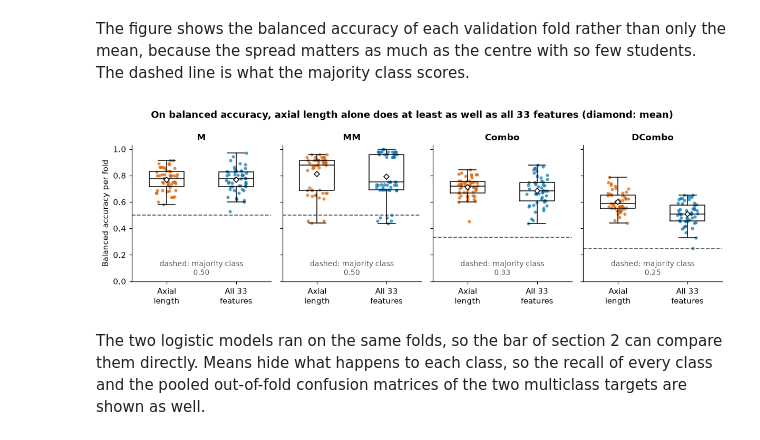
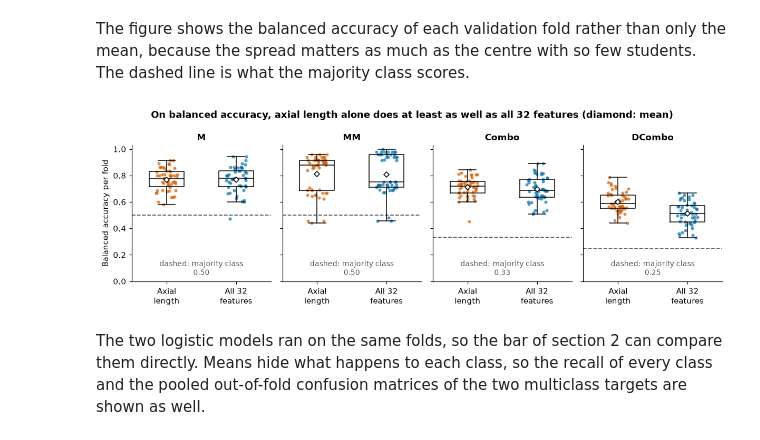
Before and after one commit to tomas20oriol-jpg/miopia-ml-project, a Jupyter notebook: notebooks/03_baselines_validation.ipynb, the cells around one changed output. Cells and saved outputs as stored; diff of their text form; code cells hidden in the pictures.

```diff
--- a/notebooks/03_baselines_validation.ipynb
+++ b/notebooks/03_baselines_validation.ipynb
@@ -85,7 +85,7 @@ inconsistent students per MM validation fold: 1 to 2
 # %%
 baselines = {"Majority class": (majority_baseline(), X_train),
              "Logistic, axial length only": (logistic_baseline(), X_train[["axial_length"]]),
-             "Logistic, all 33 features": (logistic_baseline(), X_train)}
+             "Logistic, all 32 features": (logistic_baseline(), X_train)}
 
 folds = pd.concat([evaluate(model, data, Y_train[t], Y_train[t], strata[t])[0].assign(target=t, model=name)
                    for t in TARGETS for name, (model, data) in baselines.items()], ignore_index=True)
@@ -111,29 +111,29 @@ summary.round(2)
 # %% [markdown]
 The figure shows the balanced accuracy of each validation fold rather than only the mean, because the spread matters as much as the centre with so few students. The dashed line is what the majority class scores.
 # %%
-model_colors = {"Logistic, axial length only": VERMILLION, "Logistic, all 33 features": BLUE}
+model_colors = {"Logistic, axial length only": VERMILLION, "Logistic, all 32 features": BLUE}
 rng = np.random.default_rng(0)
 fig, axes = plt.subplots(1, 4, figsize=(11, 3.6), sharey=True)
 for ax, target in zip(axes, TARGETS):
     chance = folds.query("target == @target and model == 'Majority class'")["balanced_accuracy"].mean()
     for x, (name, color) in enumerate(model_colors.items()):
         values = folds.query("target == @target and model == @name")["balanced_accuracy"]
         ax.scatter(x + rng.uniform(-0.15, 0.15, len(values)), values, s=16, color=color, alpha=0.7, linewidths=0)
         ax.boxplot(values, positions=[x], widths=0.5, showfliers=False, medianprops={"color": "black"}, showmeans=True,
                    meanprops={"marker": "D", "markerfacecolor": "white", "markeredgecolor": "black", "markersize": 5})
     ax.axhline(chance, color="0.35", ls="--", lw=1.2, zorder=0)
     ax.text(0.5, 0.03, f"dashed: majority class\n{chance:.2f}", ha="center", va="bottom", fontsize=9, color="0.35")
-    ax.set_xticks([0, 1], ["Axial\nlength", "All 33\nfeatures"])
+    ax.set_xticks([0, 1], ["Axial\nlength", "All 32\nfeatures"])
     ax.set_xlim(-0.5, 1.5)
     ax.set_ylim(0, 1.03)
     ax.set_title(target)
 axes[0].set_ylabel("Balanced accuracy per fold")
-fig.suptitle("On balanced accuracy, axial length alone does at least as well as all 33 features (diamond: mean)", fontweight="bold")
+fig.suptitle("On balanced accuracy, axial length alone does at least as well as all 32 features (diamond: mean)", fontweight="bold")
 fig.tight_layout()
 save_fig(fig, "03_baselines")
 plt.show()
 # %% [output]
-[figure, old version]
+[figure, new version]
 # %% [markdown]
 The two logistic models ran on the same folds, so the bar of section 2 can compare them directly. Means hide what happens to each class, so the recall of every class and the pooled out-of-fold confusion matrices of the two multiclass targets are shown as well.
 # %%
```
Also changed, not shown: parts of 14 cells of this notebook, 47 other files.
